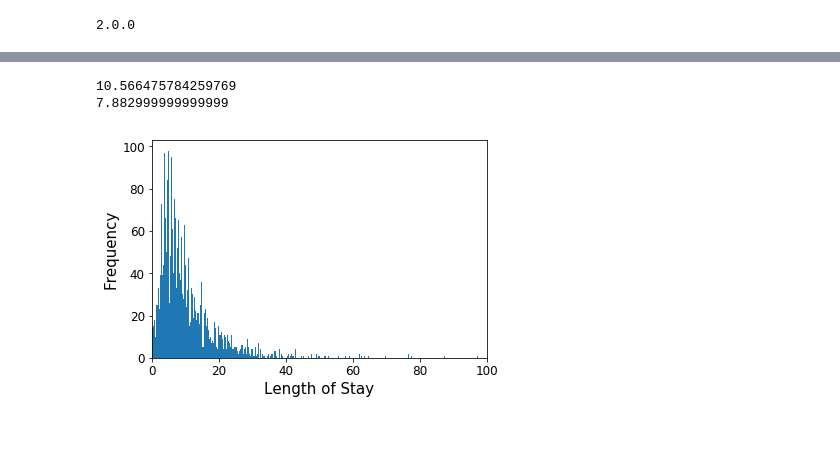
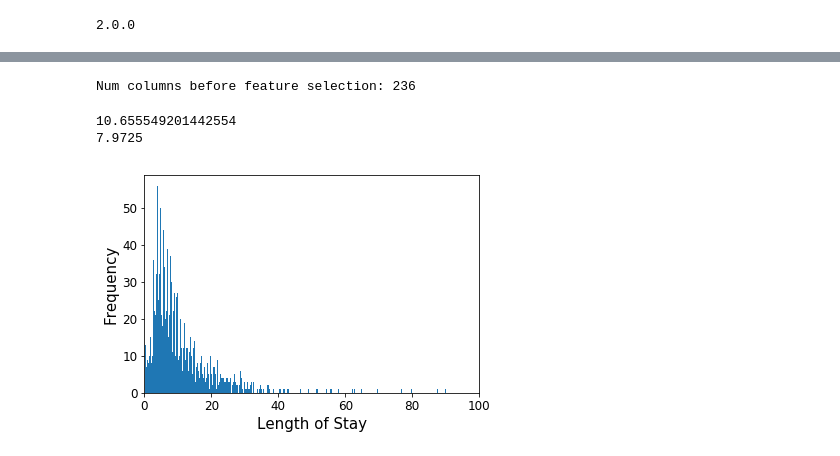
Before and after one commit to tbj128/CS221-Project, a Jupyter notebook: notebooks/los_prediction_linear_regression.ipynb, the cells around one changed output, grey strips where cells are left out. Cells and saved outputs as stored; diff of their text form; code cells hidden in the pictures.

```diff
--- a/notebooks/los_prediction_linear_regression.ipynb
+++ b/notebooks/los_prediction_linear_regression.ipynb
@@ -51,5 +69,6 @@ cols_to_one_hot = ['gender', 'insurance', 'language', 'religion', 'marital_statu
 for col in cols_to_one_hot:
     one_hot = pd.get_dummies(df[col], col)
     df = df.drop(col, axis = 1)
-    #df = df.join(one_hot)
-df.tail()
+    df = df.join(one_hot)
+
+df = df.loc[:, (df==0).mean() < .9]
@@ -91,25 +75,39 @@ train_stats
-# %%
-train_labels = train_dataset.pop('los')
-test_labels = test_dataset.pop('los')
-
-def norm(x):
-  return (x - train_stats['mean']) / train_stats['std']
-normed_train_data = norm(train_dataset)
-normed_test_data = norm(test_dataset)
+# %%
+los = df.pop('los')
+
+# NORMALIZE THE DATASET
+stats = df.describe()
+stats = stats.transpose()
+
+def norm(x):
+  return (x - stats['mean']) / stats['std']
+normed_df = norm(df)
+
+print("Num columns before feature selection: " + str(len(normed_df.columns)))
+# %% [output]
+Num columns before feature selection: 236
+# %%
+
+# DIVIDE INTO TRAIN/TEST
+normed_df.insert(0, 'los', los)
+train_dataset = normed_df.sample(frac=0.7)
+test_dataset = normed_df.drop(train_dataset.index)
+train_labels = train_dataset.pop('los')
+test_labels = test_dataset.pop('los')
 # %%
 # LOS histogram
 
-df['los'].hist(bins=1000, grid=False, xlabelsize=12, ylabelsize=12)
+normed_df['los'].hist(bins=1000, grid=False, xlabelsize=12, ylabelsize=12)
 plt.xlabel("Length of Stay", fontsize=15)
 plt.ylabel("Frequency",fontsize=15)
 plt.xlim([0,100.0])
 
-print(df['los'].mean())
-print(df['los'].median())
+print(normed_df['los'].mean())
+print(normed_df['los'].median())
 # %% [output]
-10.566475784259769
-7.882999999999999
+10.655549201442554
+7.9725
-[figure, old version]
+[figure, new version]
 # %%
 from sklearn.linear_model import SGDClassifier, SGDRegressor, LogisticRegression, LinearRegression
 from sklearn.metrics import mean_squared_error, mean_absolute_error
```
Also changed, not shown: parts of 7 cells of this notebook, 8 other files.
